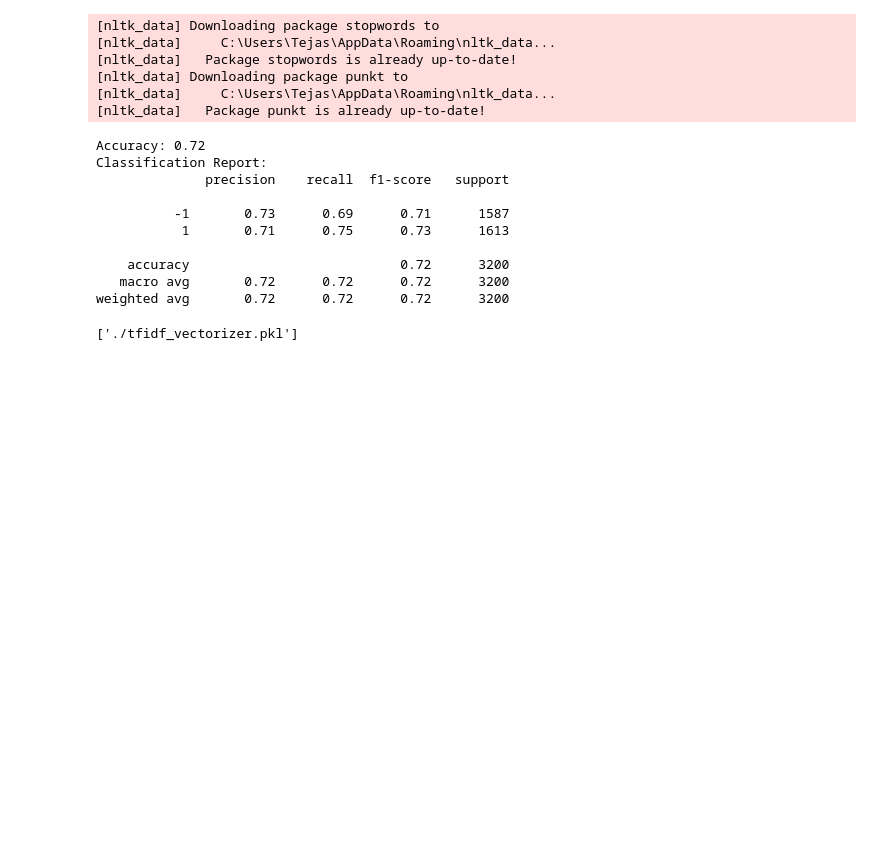
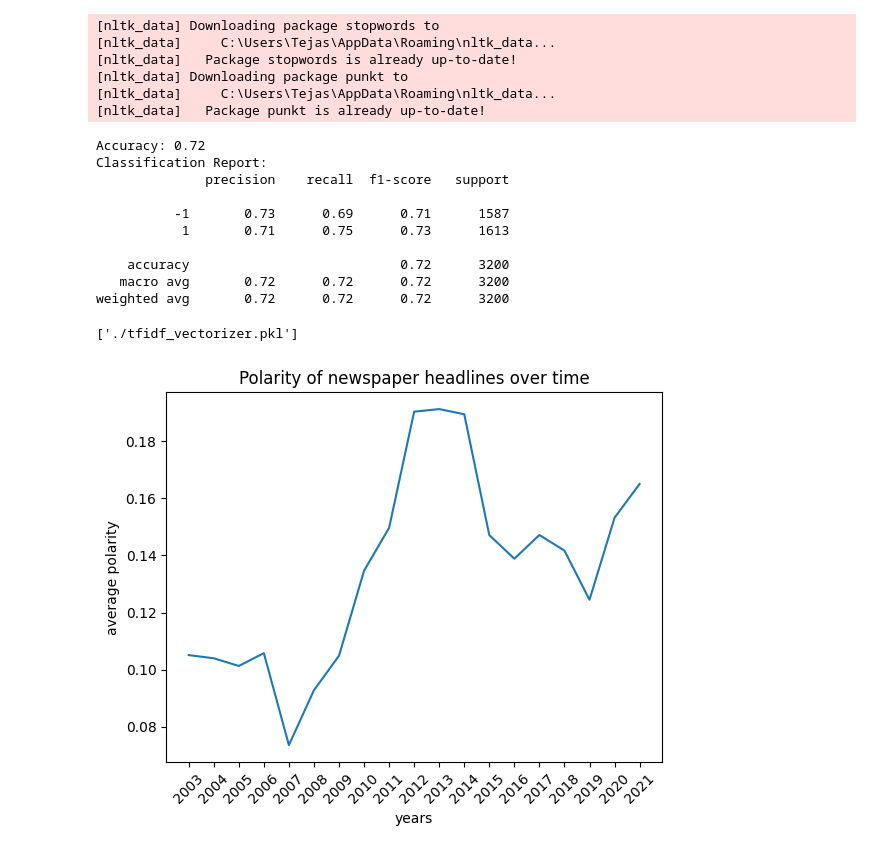
Before and after one commit to TejasTadikonda04/news-headlines, a Jupyter notebook: original-model/original-model.ipynb, the cells around one changed output. Saved outputs shown, nothing was run; the diff lists cells and outputs as text; code cells hidden in the pictures; blank space fills up the shorter version.

Commit message:
produced graph for original model

```diff
--- a/original-model/original-model.ipynb
+++ b/original-model/original-model.ipynb
@@ -111,0 +144,11 @@ polarities_scaled = (headline_polarities + 1) / 2
+# %%
+# Create empty lists to store data for each year
+dates_by_year = [[] for i in range(2003, 2022)]
+polarity_by_year = [[] for i in range(2003, 2022)]
+
+# Loop through the lists and group them by year
+for date, polarity in zip(headline_dates, headline_polarity):
+    year = int(date[:4])  # Extract the year from the date string
+    index = year - 2003  # Calculate the index to store the data in the correct sublist
+    dates_by_year[index].append(date)
+    polarity_by_year[index].append(polarity)
@@ -111,0 +162,31 @@ polarities_scaled = (headline_polarities + 1) / 2
+# %%
+# Initialize year and avg polarity lists
+years = ["2003", "2004", "2005", "2006", "2007", "2008", "2009", "2010", "2011", "2012", "2013", "2014", "2015", "2016", "2017", "2018", "2019", "2020", "2021"]
+average_polarity = []
+
+# Python function to get average of a list
+def averageList(list):
+    return sum(list) / len(list)
+
+# Finds the average of each year and appends to array
+for i in range(len(polarity_by_year)):
+    average_polarity.append(averageList(polarity_by_year[i]))
+# %%
+# plotting the points
+plt.plot(years, average_polarity)
+
+# naming the x axis
+plt.xlabel('years')
+# naming the y axis
+plt.ylabel('average polarity')
+
+# giving a title to my graph
+plt.title('Polarity of newspaper headlines over time')
+
+# rotate x axis labels
+plt.xticks(rotation = 45)
+
+# function to show the plot
+plt.show()
+# %% [output]
+[figure, added]
```
Also changed, not shown: parts of 6 cells of this notebook, 2 other files.
